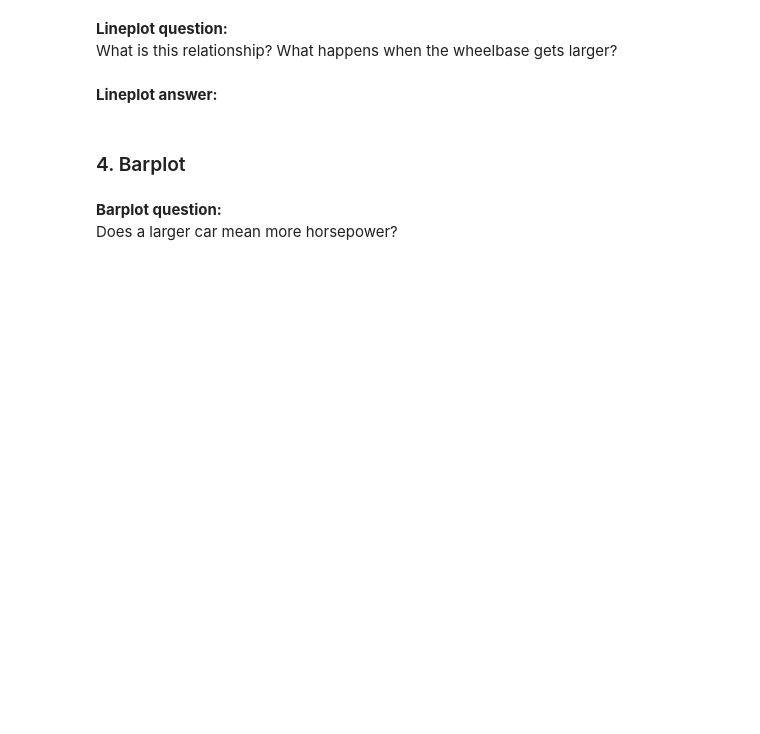
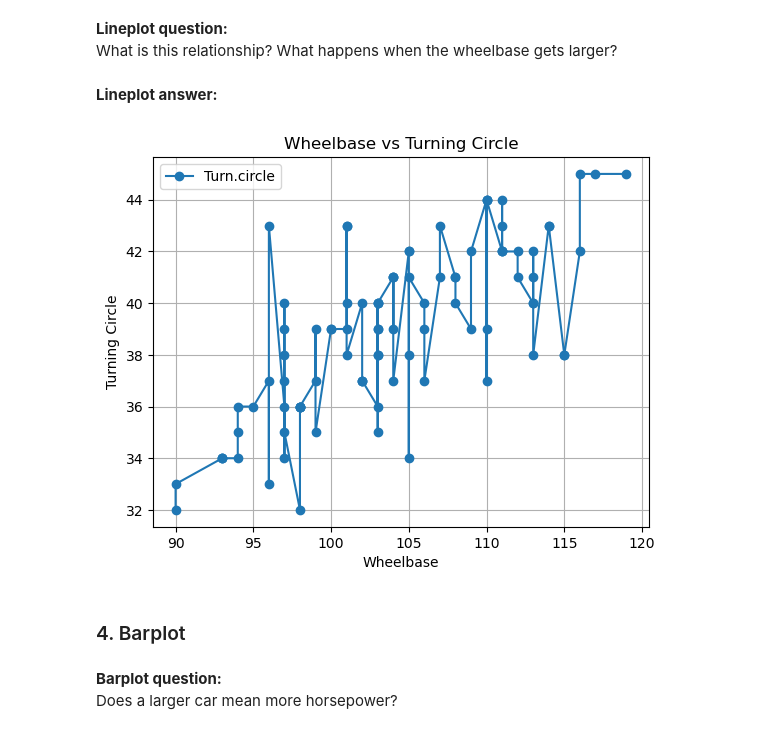
Before and after one commit to APape95/Data_Visualisation, a Jupyter notebook: data_viz_task.ipynb, the cells around one changed output. Cells and saved outputs as stored; diff of their text form; code cells hidden in the pictures; blank space fills up the shorter version.

```diff
--- a/data_viz_task.ipynb
+++ b/data_viz_task.ipynb
@@ -62,6 +87,21 @@ Is it generally more fuel efficient to drive in the city or on the highway?
 What is this relationship? What happens when the wheelbase gets larger?
 # %% [markdown]
 **Lineplot answer:**
+# %%
+# The Turning Circle generally increases with Wheelbase increasing
+
+# Sort data by the 'Wheelbase' column
+sorted_car_data = car_data.sort_values(by='Wheelbase')
+
+# Create a line plot for Wheelbase vs turning circle using pandas
+sorted_car_data.plot(x="Wheelbase", y="Turn.circle", marker='o', linestyle='-')
+plt.xlabel("Wheelbase")
+plt.ylabel("Turning Circle")
+plt.title("Wheelbase vs Turning Circle")
+plt.grid(True)
+plt.show()
+# %% [output]
+[figure, added]
 # %% [markdown]
 ### 4. Barplot
 # %%
```
Also changed, not shown: parts of 6 cells of this notebook.
